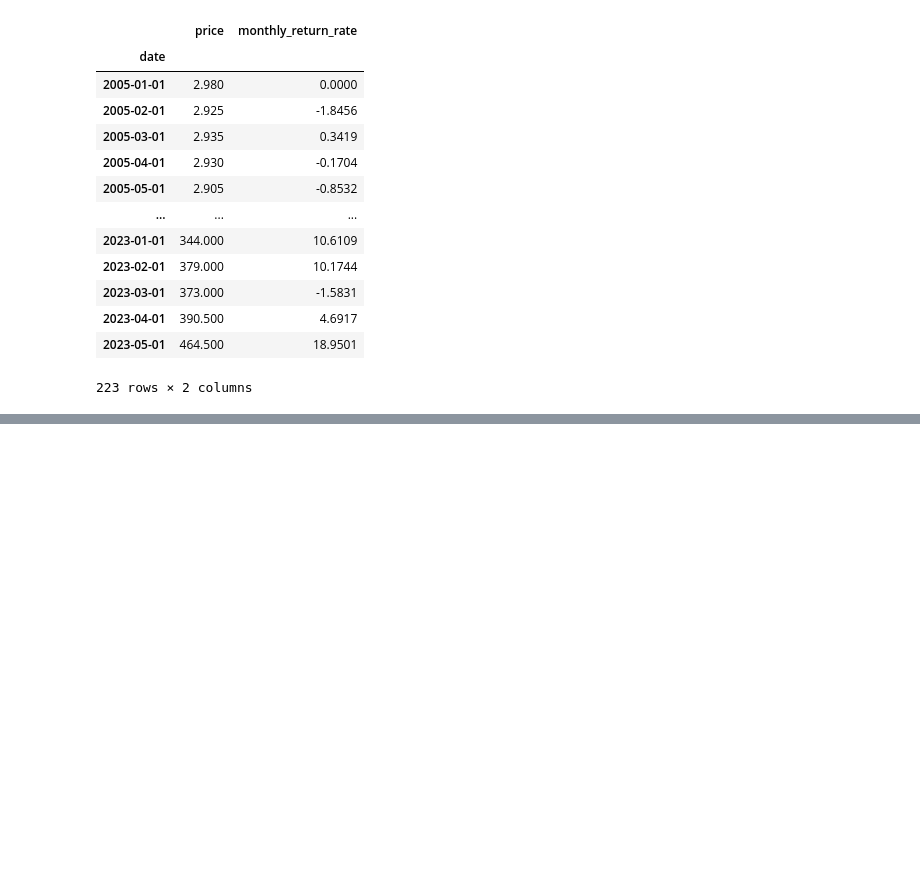
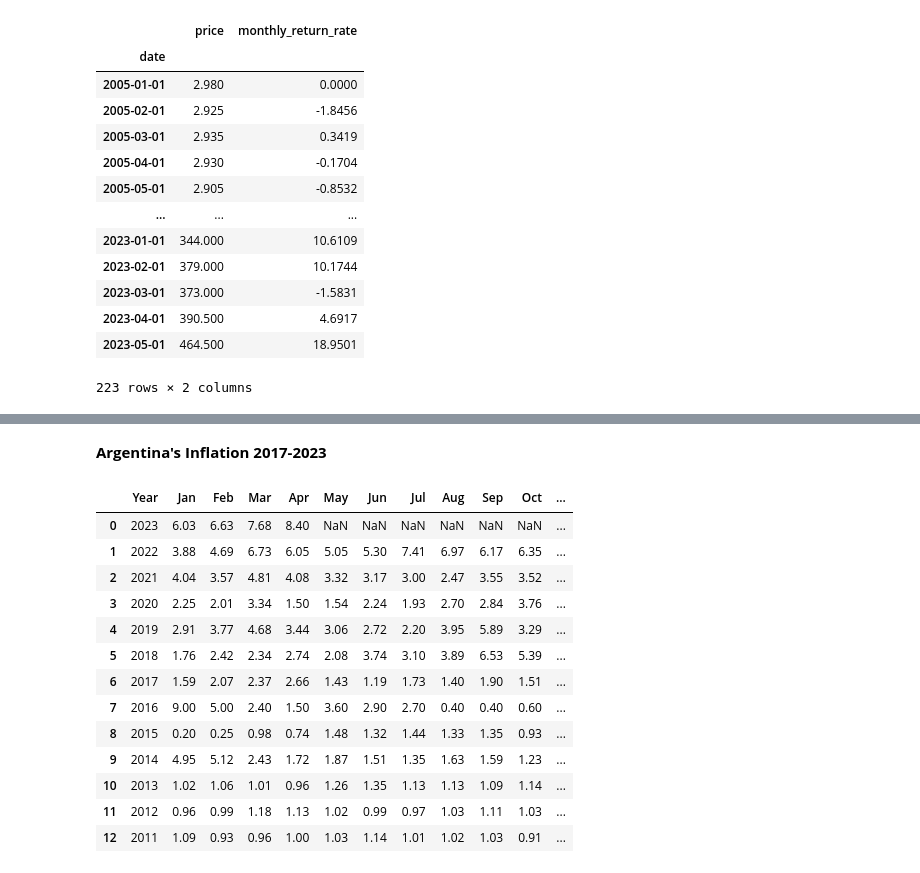
Before and after one commit to jbrekes/Argentina_Inflation_Vs_Common_Investments, a Jupyter notebook: Argentina Inflation Vs Savings.ipynb, the cells around one changed output, grey strips where cells are left out. Saved outputs shown, nothing was run; the diff lists cells and outputs as text; code cells hidden in the pictures; blank space fills up the shorter version.

```diff
--- a/Argentina Inflation Vs Savings.ipynb
+++ b/Argentina Inflation Vs Savings.ipynb
@@ -340,0 +424,21 @@ merged_df
+# %% [markdown]
+**Argentina's Inflation 2017-2023**
+# %%
+arg_inf_17_23 = pd.read_csv('Sources/Data/Argentina Inflation 2017-2023.csv')
+
+arg_inf_17_23
+# %% [output]
+|  | Year | Jan | Feb | Mar | Apr | May | Jun | Jul | Aug | Sep | Oct | ... |
+| 0 | 2023 | 6.03 | 6.63 | 7.68 | 8.40 | NaN | NaN | NaN | NaN | NaN | NaN | ... |
+| 1 | 2022 | 3.88 | 4.69 | 6.73 | 6.05 | 5.05 | 5.30 | 7.41 | 6.97 | 6.17 | 6.35 | ... |
+| 2 | 2021 | 4.04 | 3.57 | 4.81 | 4.08 | 3.32 | 3.17 | 3.00 | 2.47 | 3.55 | 3.52 | ... |
+| 3 | 2020 | 2.25 | 2.01 | 3.34 | 1.50 | 1.54 | 2.24 | 1.93 | 2.70 | 2.84 | 3.76 | ... |
+| 4 | 2019 | 2.91 | 3.77 | 4.68 | 3.44 | 3.06 | 2.72 | 2.20 | 3.95 | 5.89 | 3.29 | ... |
+| 5 | 2018 | 1.76 | 2.42 | 2.34 | 2.74 | 2.08 | 3.74 | 3.10 | 3.89 | 6.53 | 5.39 | ... |
+| 6 | 2017 | 1.59 | 2.07 | 2.37 | 2.66 | 1.43 | 1.19 | 1.73 | 1.40 | 1.90 | 1.51 | ... |
+| 7 | 2016 | 9.00 | 5.00 | 2.40 | 1.50 | 3.60 | 2.90 | 2.70 | 0.40 | 0.40 | 0.60 | ... |
+| 8 | 2015 | 0.20 | 0.25 | 0.98 | 0.74 | 1.48 | 1.32 | 1.44 | 1.33 | 1.35 | 0.93 | ... |
+| 9 | 2014 | 4.95 | 5.12 | 2.43 | 1.72 | 1.87 | 1.51 | 1.35 | 1.63 | 1.59 | 1.23 | ... |
+| 10 | 2013 | 1.02 | 1.06 | 1.01 | 0.96 | 1.26 | 1.35 | 1.13 | 1.13 | 1.09 | 1.14 | ... |
+| 11 | 2012 | 0.96 | 0.99 | 1.18 | 1.13 | 1.02 | 0.99 | 0.97 | 1.03 | 1.11 | 1.03 | ... |
+| 12 | 2011 | 1.09 | 0.93 | 0.96 | 1.00 | 1.03 | 1.14 | 1.01 | 1.02 | 1.03 | 0.91 | ... |
```
Also changed, not shown: parts of 10 cells of this notebook, 4 other files.
